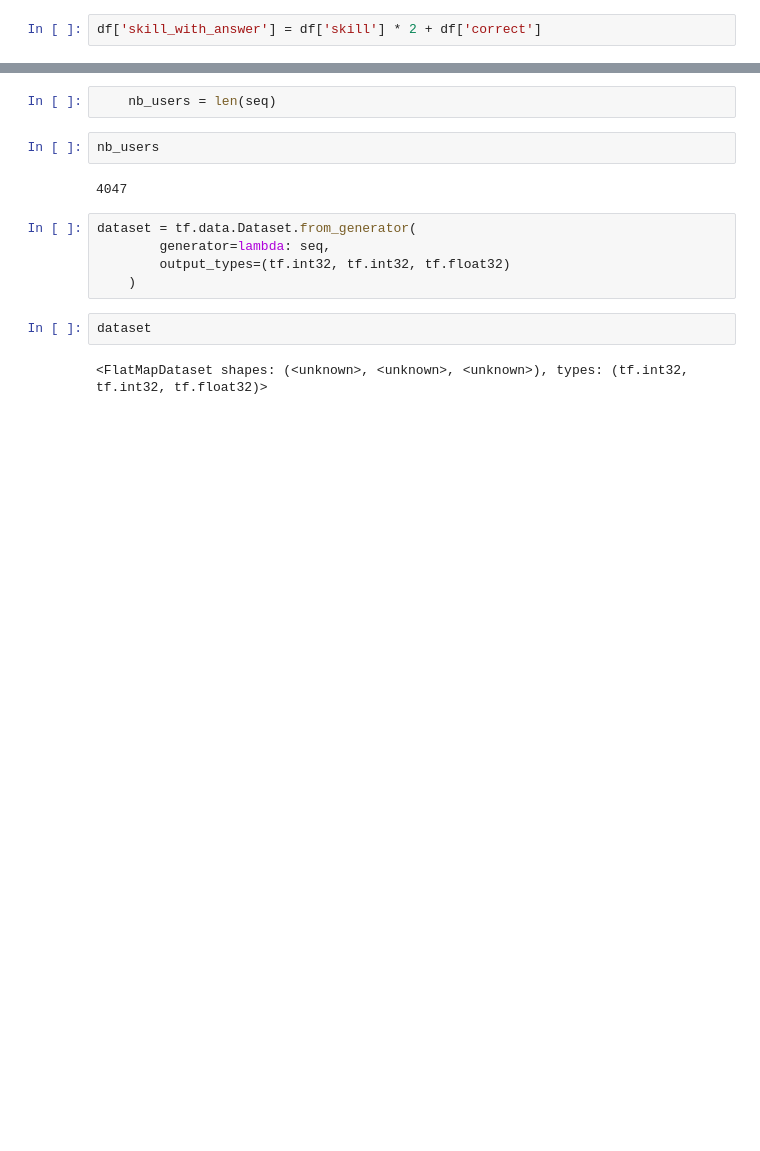
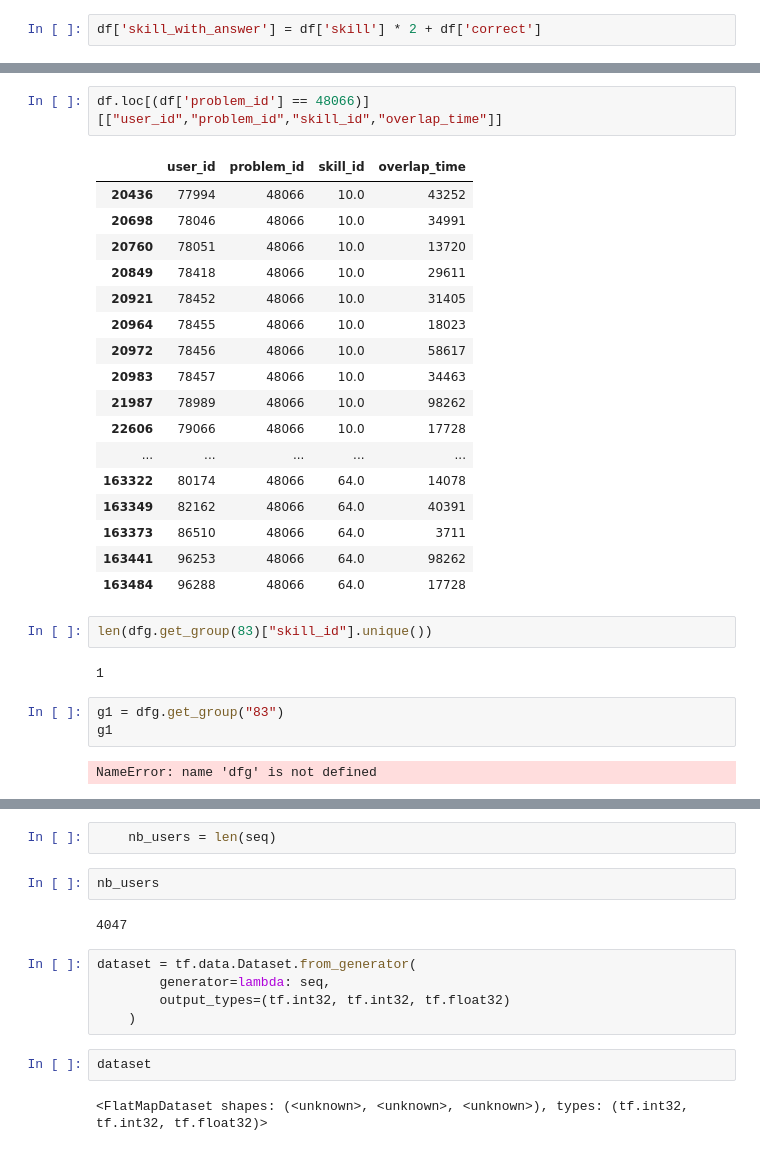
Before and after one commit to maywzh/ji_coursenotes, a Jupyter notebook: 2021spring/CCNUMaster/exp/chapter3/Deep-Knowledge-Tracing-master/DKT.ipynb, the cells around one changed output, grey strips where cells are left out. Cells and saved outputs as stored; diff of their text form; blank space fills up the shorter version.

```diff
--- a/2021spring/CCNUMaster/exp/chapter3/Deep-Knowledge-Tracing-master/DKT.ipynb
+++ b/2021spring/CCNUMaster/exp/chapter3/Deep-Knowledge-Tracing-master/DKT.ipynb
@@ -132,0 +213,29 @@ df
+# %%
+df.loc[(df['problem_id'] == 48066)][["user_id","problem_id","skill_id","overlap_time"]]
+# %% [output]
+|  | user_id | problem_id | skill_id | overlap_time |
+| 20436 | 77994 | 48066 | 10.0 | 43252 |
+| 20698 | 78046 | 48066 | 10.0 | 34991 |
+| 20760 | 78051 | 48066 | 10.0 | 13720 |
+| 20849 | 78418 | 48066 | 10.0 | 29611 |
+| 20921 | 78452 | 48066 | 10.0 | 31405 |
+| 20964 | 78455 | 48066 | 10.0 | 18023 |
+| 20972 | 78456 | 48066 | 10.0 | 58617 |
+| 20983 | 78457 | 48066 | 10.0 | 34463 |
+| 21987 | 78989 | 48066 | 10.0 | 98262 |
+| 22606 | 79066 | 48066 | 10.0 | 17728 |
+| ... | ... | ... | ... | ... |
+| 163322 | 80174 | 48066 | 64.0 | 14078 |
+| 163349 | 82162 | 48066 | 64.0 | 40391 |
+| 163373 | 86510 | 48066 | 64.0 | 3711 |
+| 163441 | 96253 | 48066 | 64.0 | 98262 |
+| 163484 | 96288 | 48066 | 64.0 | 17728 |
+# %%
+len(dfg.get_group(83)["skill_id"].unique())
+# %% [output]
+1
+# %%
+g1 = dfg.get_group("83")
+g1
+# %% [output]
+NameError: name 'dfg' is not defined
```
Also changed, not shown: parts of 15 cells of this notebook, 10 other files.
